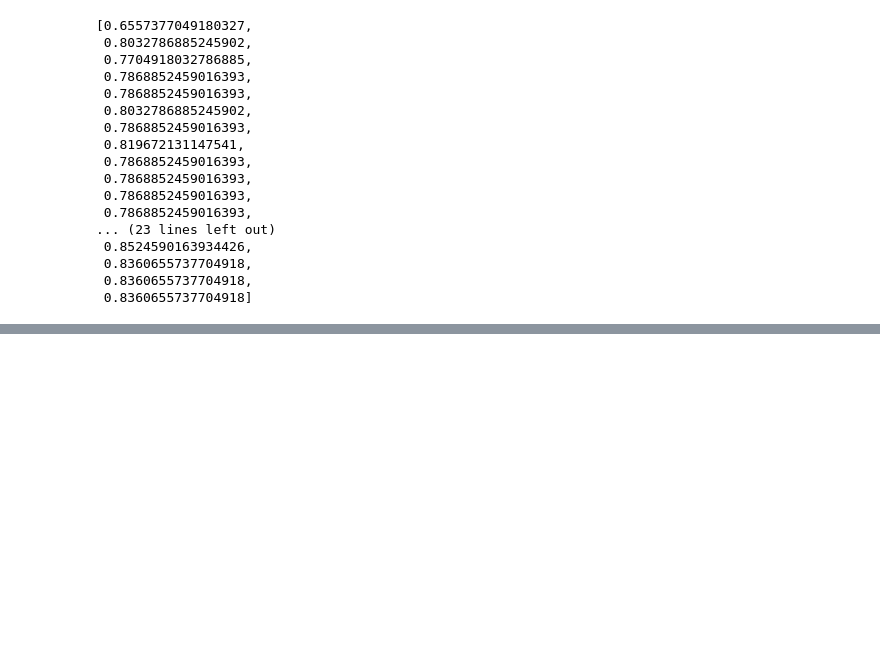
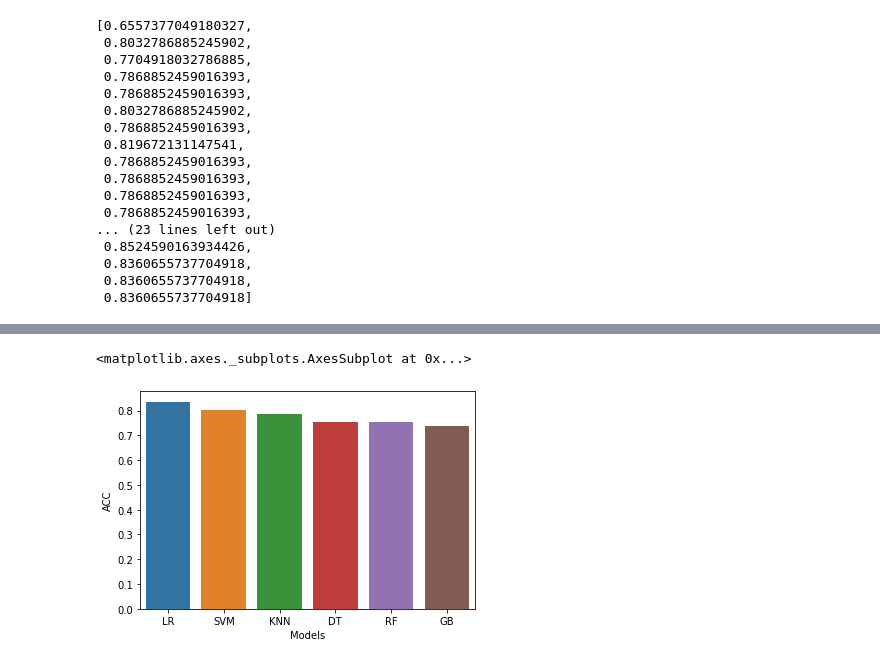
Before and after one commit to Zeeshan2012/Heart_Disease_Dataset, a Jupyter notebook: Heart_Disease_Analysis.ipynb, the cells around one changed output, grey strips where cells are left out. Saved outputs shown, nothing was run; the diff lists cells and outputs as text; code cells hidden in the pictures; blank space fills up the shorter version.

```diff
--- a/Heart_Disease_Analysis.ipynb
+++ b/Heart_Disease_Analysis.ipynb
@@ -310,0 +343,4 @@ score
+# %%
+gbc = GradientBoostingClassifier()
+# %%
+gbc.fit(X_train,y_train)
@@ -310,0 +349,2 @@ score
+# %%
+y_pred7 = gbc.predict(X_test)
@@ -310,0 +355,7 @@ score
+# %%
+final_df = pd.DataFrame({'Models':['LR','SVM','KNN','DT','RF','GB'],'ACC':[accuracy_score(y_test,y_pred1),
+                                                                           accuracy_score(y_test,y_pred2),
+                                                                           accuracy_score(y_test,y_pred3),
+                                                                           accuracy_score(y_test,y_pred5),
+                                                                           accuracy_score(y_test,y_pred6),
+                                                                           accuracy_score(y_test,y_pred7)]})
@@ -310,0 +374,5 @@ score
+# %%
+sns.barplot(final_df['Models'],final_df['ACC'])
+# %% [output]
+<matplotlib.axes._subplots.AxesSubplot at 0x...>
+[figure, added]
```
Also changed, not shown: parts of 14 cells of this notebook.
